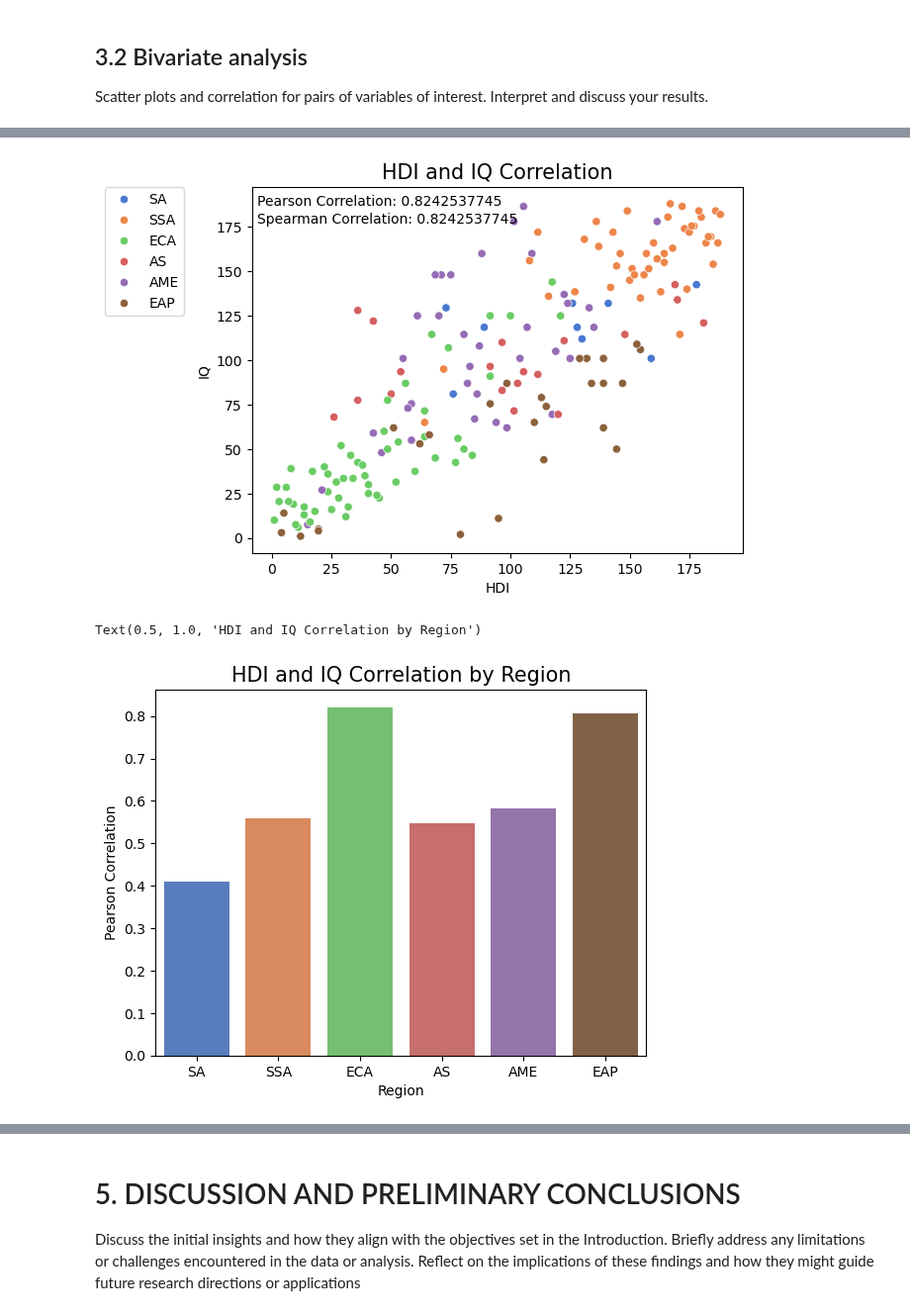
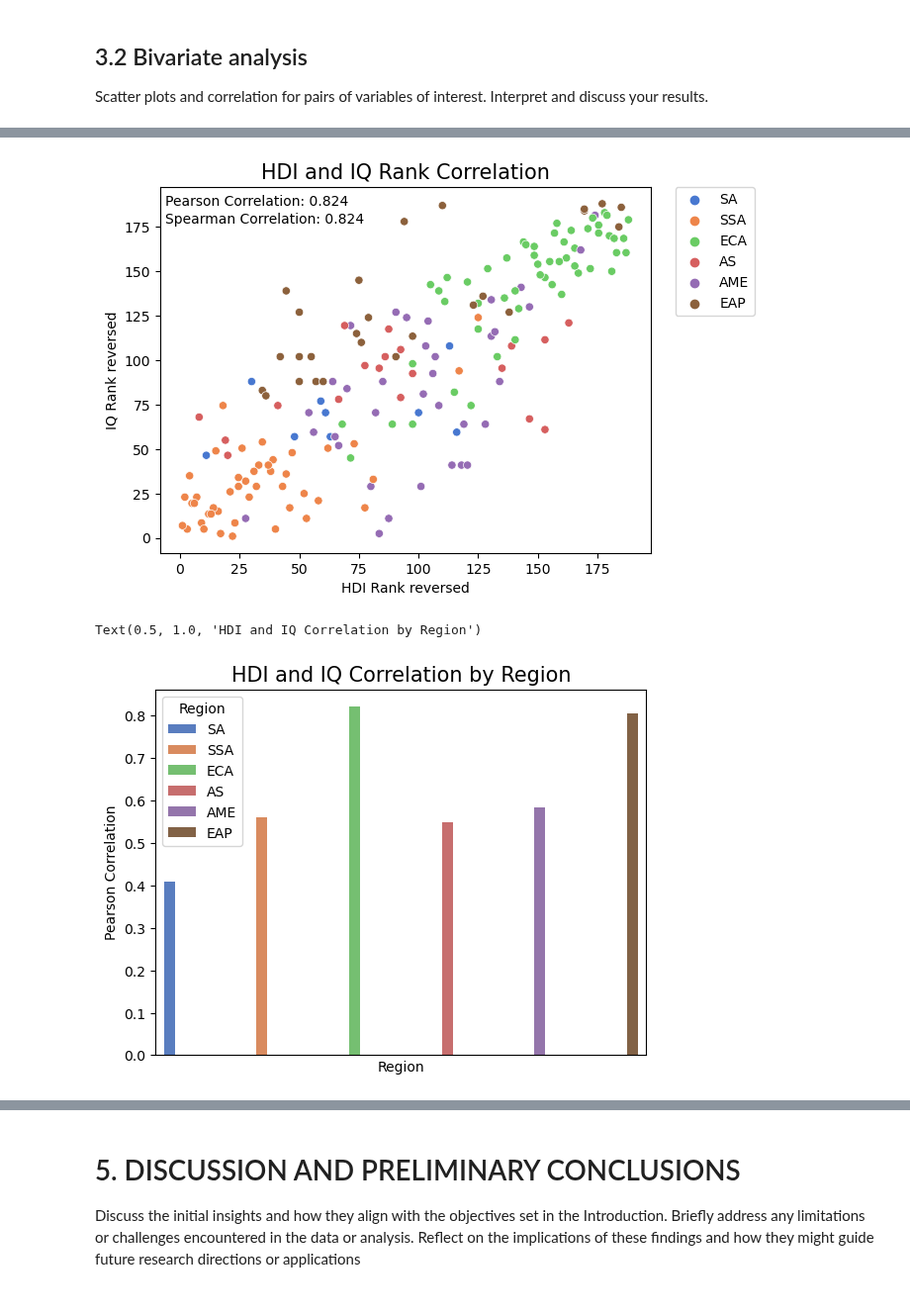
Before and after one commit to jakthehut/HDI-IQ-Analysis, a Jupyter notebook: hdi_iq_analysis.ipynb, the cells around one changed output, grey strips where cells are left out. Shown at 99% size. Cells and saved outputs as stored; diff of their text form; code cells hidden in the pictures.

```diff
--- a/hdi_iq_analysis.ipynb
+++ b/hdi_iq_analysis.ipynb
@@ -789,33 +811,40 @@ plt.show()
 # %%
 #Checking if the correlation is different when using the ranks of the countries, same premise as in the above scatter plot
-Ranked_HDI = merged_df['HDI'].rank(ascending=False)
-Ranked_IQ = merged_df['IQ'].rank(ascending=False)
+Ranked_HDI = merged_df['HDI'].rank(ascending=True)
+Ranked_IQ = merged_df['IQ'].rank(ascending=True)
 
 sns.scatterplot(data=merged_df, x=Ranked_HDI, y=Ranked_IQ, hue='Region', palette=color_dict)
 pearson_corr_rank = Ranked_IQ.corr(Ranked_HDI, method='pearson')
 spearman_corr_rank = Ranked_HDI.corr(Ranked_IQ, method='spearman')
-plt.text(0.01, 0.95, f"Pearson Correlation: {pearson_corr_rank:.10f}", transform=plt.gca().transAxes, fontsize=10, alpha=1)
-plt.text(0.01, 0.90, f"Spearman Correlation: {spearman_corr_rank:.10f}", transform=plt.gca().transAxes, fontsize=10, alpha = 1)
+plt.text(0.01, 0.95, f"Pearson Correlation: {pearson_corr_rank:.3f}", transform=plt.gca().transAxes, fontsize=10, alpha=1)
+plt.text(0.01, 0.90, f"Spearman Correlation: {spearman_corr_rank:.3f}", transform=plt.gca().transAxes, fontsize=10, alpha = 1)
 plt.title('HDI and IQ Rank Correlation', fontsize=15)
-plt.legend(bbox_to_anchor=(-0.3, 1), loc='upper left', borderaxespad=0.)
+plt.legend(bbox_to_anchor=(1.05, 1), loc='upper left', borderaxespad=0.)
+
+plt.ylabel('IQ Rank reversed')
+plt.xlabel('HDI Rank reversed')
 plt.show()
 # %% [output]
-[figure, old version]
+[figure, new version]
 # %%
 #Checks linear relationship differences per region
 pearson_corr_list = []
 region_list = []
 for region in merged_df['Region'].unique():
     region_data = merged_df[merged_df['Region'] == region]
     pearson_corr_region = region_data['HDI'].corr(region_data['IQ'], method='pearson')
     pearson_corr_list.append(pearson_corr_region)
     region_list.append(region)
 region_corr_df = pd.DataFrame({'Region': region_list, 'Pearson Correlation': pearson_corr_list})
 sns.barplot(data=region_corr_df, x='Region', y='Pearson Correlation',hue = 'Region', palette=color_dict)
+
+# remove x-axis labels
+plt.xticks([])
+
 plt.title('HDI and IQ Correlation by Region', fontsize=15)
 # %% [output]
 Text(0.5, 1.0, 'HDI and IQ Correlation by Region')
-[figure, old version]
+[figure, new version]
 # %%
 #Check non-linear monotonic relationship differences per region
 spearman_corr_list = []
```
Also changed, not shown: parts of 12 cells of this notebook.
